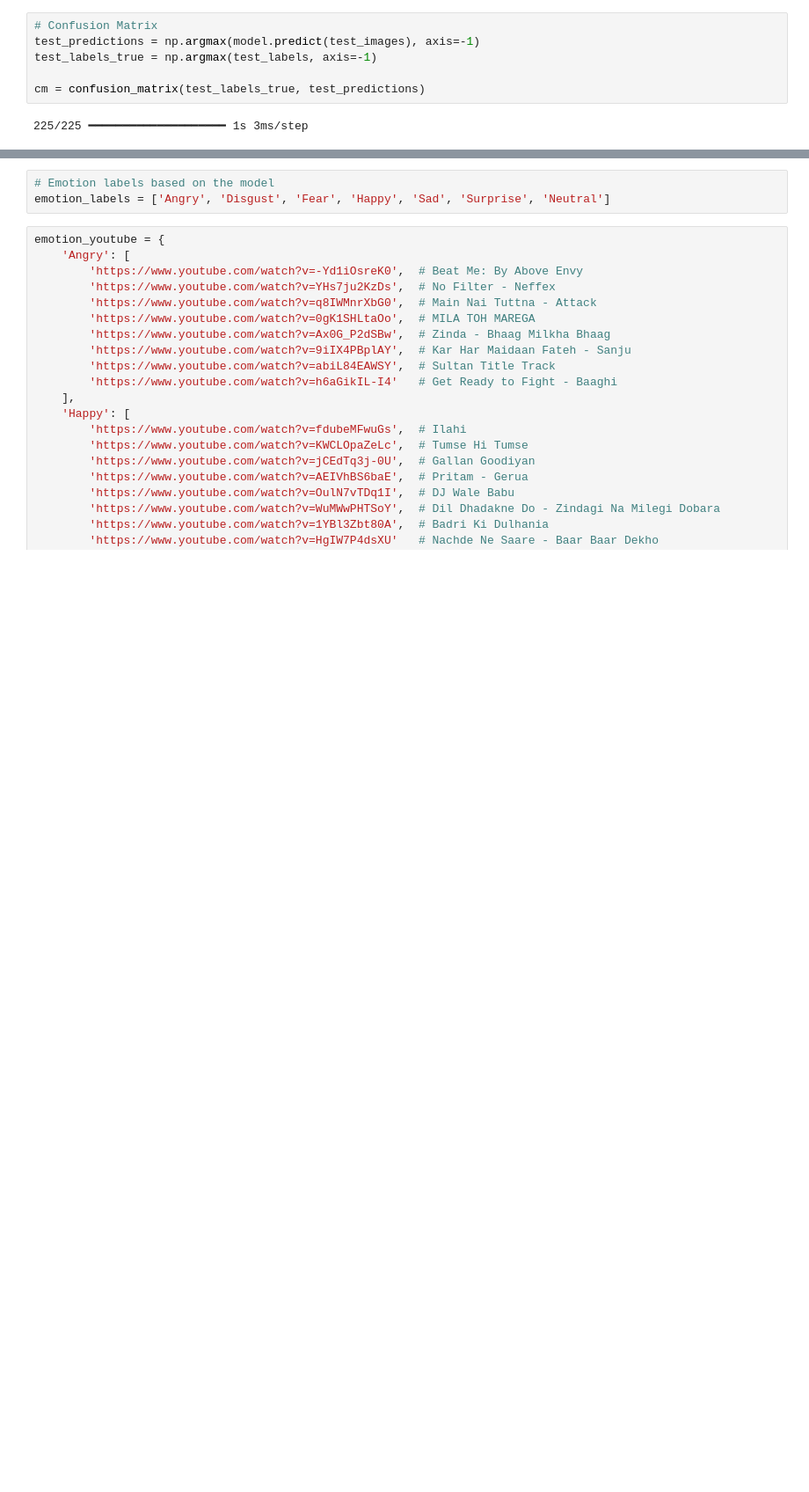
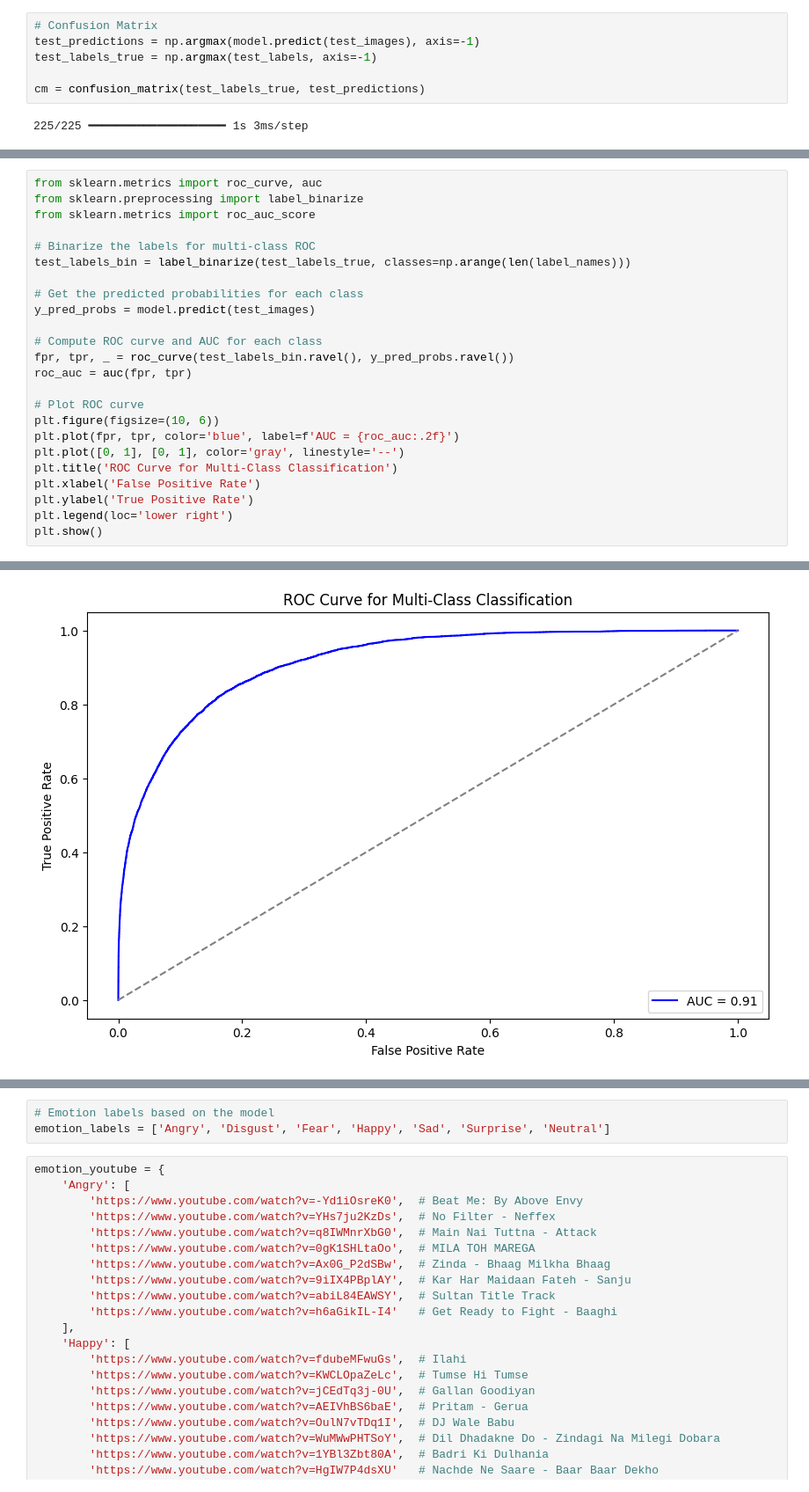
Before and after one commit to KrishnaDhiman01/-Real-time-Facial-Emotion-Recognition-with-Music-Recommendations-, a Jupyter notebook: "Real-time Facial Emotion Recognition with Music Recommendations".ipynb, the cells around one changed output, grey strips where cells are left out. Shown: that part at 88% size. Cells and saved outputs as stored; diff of their text form; blank space fills up the shorter version.

```diff
--- a/"Real-time Facial Emotion Recognition with Music Recommendations".ipynb
+++ b/"Real-time Facial Emotion Recognition with Music Recommendations".ipynb
@@ -209,0 +251,25 @@ F1-score: 0.61
+# %%
+from sklearn.metrics import roc_curve, auc
+from sklearn.preprocessing import label_binarize
+from sklearn.metrics import roc_auc_score
+
+# Binarize the labels for multi-class ROC
+test_labels_bin = label_binarize(test_labels_true, classes=np.arange(len(label_names)))
+
+# Get the predicted probabilities for each class
+y_pred_probs = model.predict(test_images)
+
+# Compute ROC curve and AUC for each class
+fpr, tpr, _ = roc_curve(test_labels_bin.ravel(), y_pred_probs.ravel())
+roc_auc = auc(fpr, tpr)
+
+# Plot ROC curve
+plt.figure(figsize=(10, 6))
+plt.plot(fpr, tpr, color='blue', label=f'AUC = {roc_auc:.2f}')
+plt.plot([0, 1], [0, 1], color='gray', linestyle='--')
+plt.title('ROC Curve for Multi-Class Classification')
+plt.xlabel('False Positive Rate')
+plt.ylabel('True Positive Rate')
+plt.legend(loc='lower right')
+plt.show()
+# %% [output]
@@ -210,3 +277,4 @@ F1-score: 0.61
+[figure, added]
 # %%
 import cv2
 import numpy as np
```
Also changed, not shown: parts of 19 cells of this notebook.
